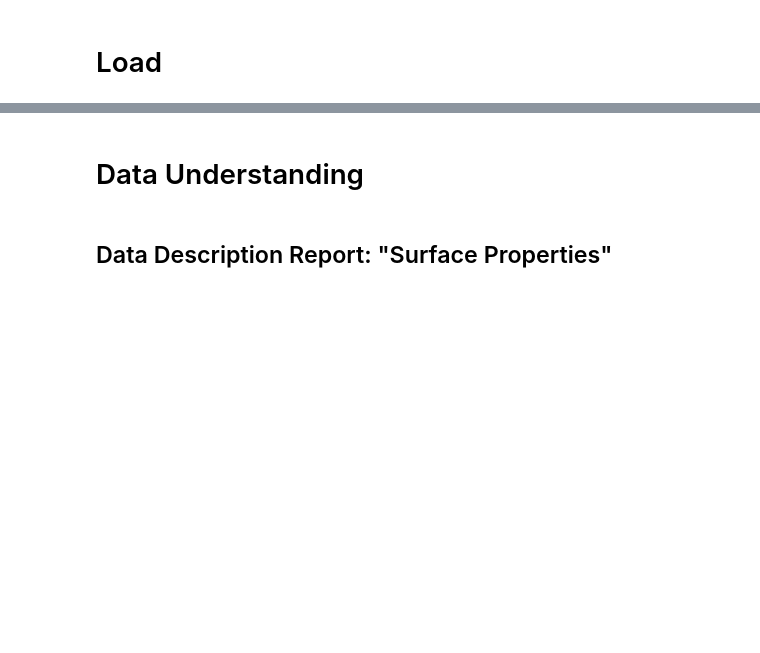
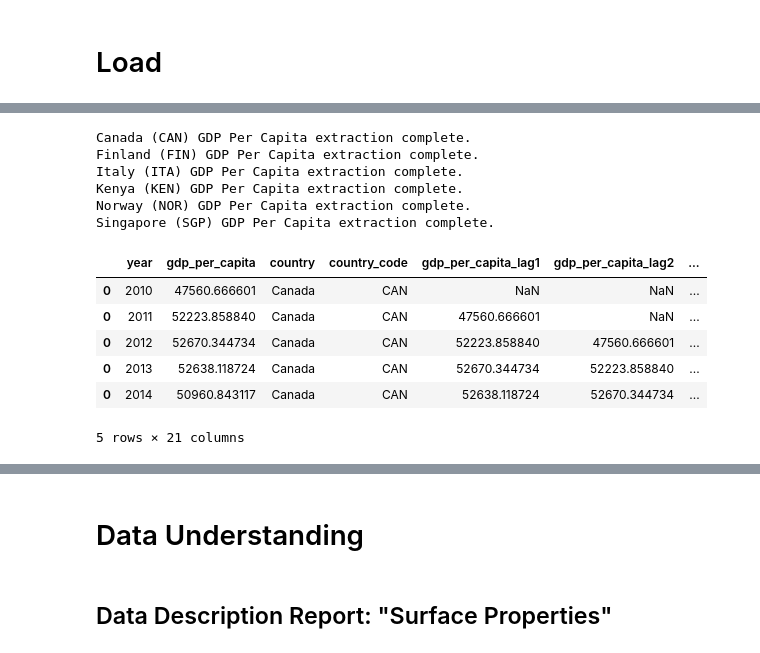
Before and after one commit to abrahamalex13/forecast_stickers_kaggle, a Jupyter notebook: notebooks/eda.ipynb, the cells around one changed output, grey strips where cells are left out. Drawn from its saved outputs; the diff is of its cells as text; code cells hidden in the pictures; blank space fills up the shorter version.

```diff
--- a/notebooks/eda.ipynb
+++ b/notebooks/eda.ipynb
@@ -109,10 +116,32 @@ countries_gdp_yearly = pd.concat(countries_gdp_yearly, axis=0)
 countries_gdp_yearly = (
     countries_gdp_yearly
     .assign(gdp_per_capita_log = lambda df_: np.log(df_['gdp_per_capita']))
+    # of interest following EDA
+    .assign(
+        gdp_per_capita_total_year = lambda df_: df_.groupby('year')['gdp_per_capita'].transform('sum')
+        )
+    .assign(
+        gdp_per_capita_share = lambda df_: df_['gdp_per_capita'] / df_['gdp_per_capita_total_year']
+        )
     )
 countries_gdp_yearly['gdp_per_capita_log^2'] = countries_gdp_yearly['gdp_per_capita_log']**2
+# %% [output]
+Canada (CAN) GDP Per Capita extraction complete.
+Finland (FIN) GDP Per Capita extraction complete.
+Italy (ITA) GDP Per Capita extraction complete.
+Kenya (KEN) GDP Per Capita extraction complete.
+Norway (NOR) GDP Per Capita extraction complete.
+Singapore (SGP) GDP Per Capita extraction complete.
 # %%
-countries_gdp_yearly
+countries_gdp_yearly.head()
+# %% [output]
+|  | year | gdp_per_capita | country | country_code | gdp_per_capita_lag1 | gdp_per_capita_lag2 | ... |
+| 0 | 2010 | 47560.666601 | Canada | CAN | NaN | NaN | ... |
+| 0 | 2011 | 52223.858840 | Canada | CAN | 47560.666601 | NaN | ... |
+| 0 | 2012 | 52670.344734 | Canada | CAN | 52223.858840 | 47560.666601 | ... |
+| 0 | 2013 | 52638.118724 | Canada | CAN | 52670.344734 | 52223.858840 | ... |
+| 0 | 2014 | 50960.843117 | Canada | CAN | 52638.118724 | 52670.344734 | ... |
+5 rows × 21 columns
 # %%
 (
     countries_gdp_yearly
```
Also changed, not shown: parts of 58 cells of this notebook.
